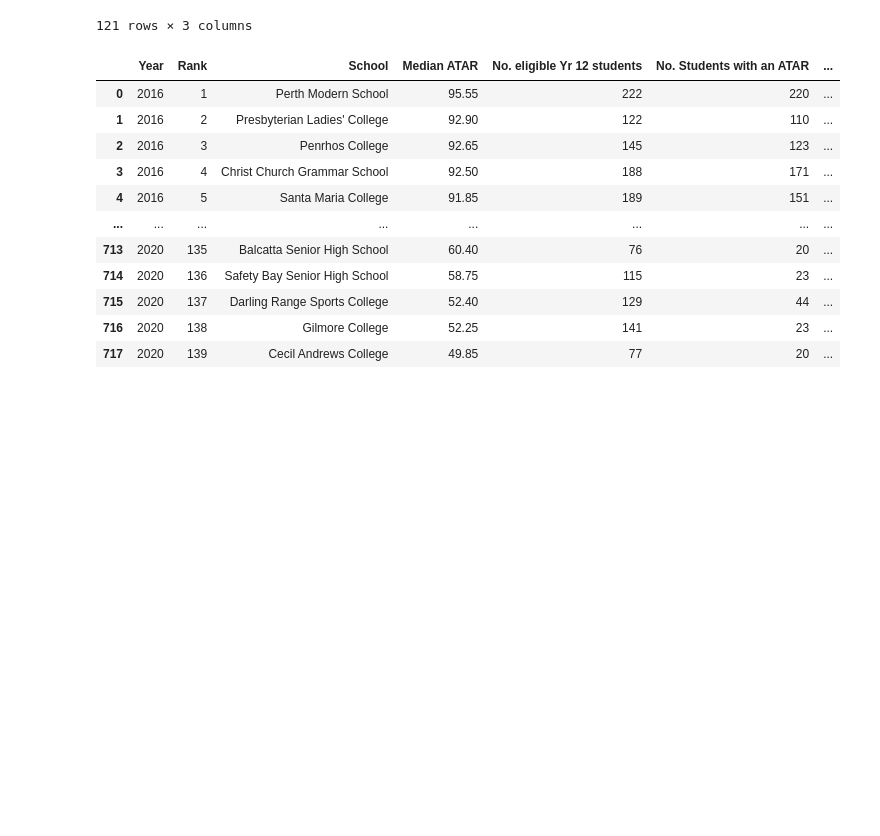
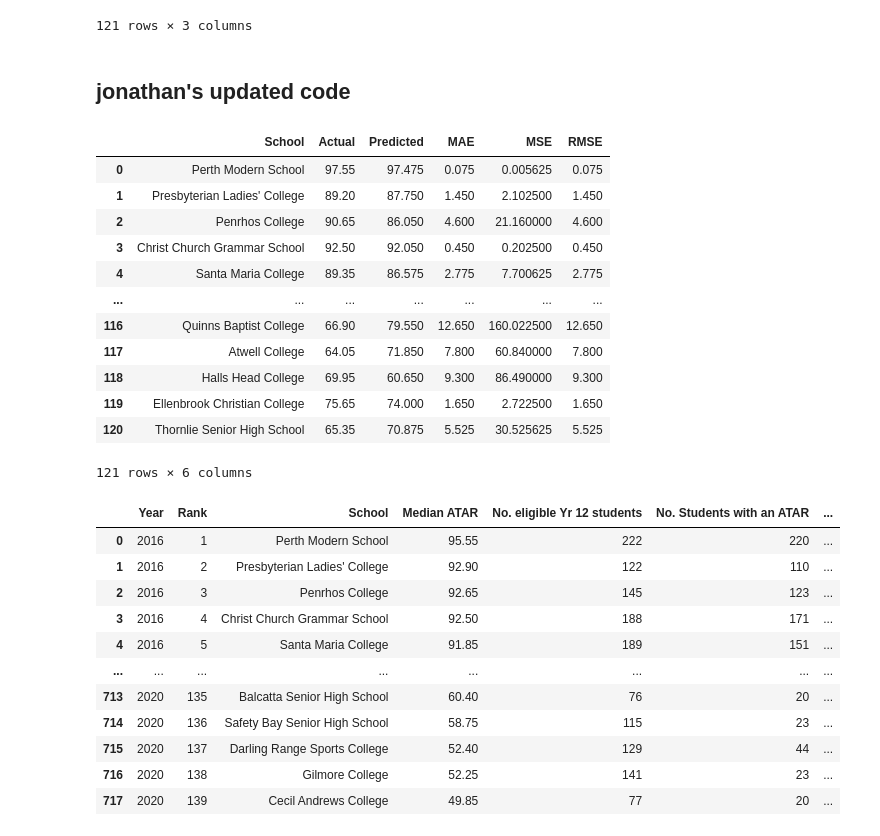
Before and after one commit to Rye-Git/UWA-Project_3, a Jupyter notebook: school_linear_reg_new_copy.ipynb, the cells around one changed output. Drawn from its saved outputs; the diff is of its cells as text; code cells hidden in the pictures; blank space fills up the shorter version.

```diff
--- a/school_linear_reg_new_copy.ipynb
+++ b/school_linear_reg_new_copy.ipynb
@@ -155,6 +155,64 @@ predicted_df
 | 119 | Ellenbrook Christian College | 75.65 | 74.000 |
 | 120 | Thornlie Senior High School | 65.35 | 70.875 |
 121 rows × 3 columns
+# %% [markdown]
+## jonathan's updated code
+# %%
+# for each school
+school_name_array = []
+y_test_array = []
+y_pred_array = []
+mae_array = []
+mse_array = []
+rmse_array = []
+from sklearn import metrics
+for i in df.index :
+    X_train = df['Year_16'][i], df['Year_17'][i], df['Year_18'][i], df['Year_19'][i]
+    X_train = list(X_train)
+    X_train=[[j] for j in X_train]
+    X_train = np.array(X_train)
+    X_test = [df['Year_20'][i]]
+    y_train = (df['ATAR_16'][i], df['ATAR_17'][i], df['ATAR_18'][i], df['ATAR_19'][i])
+    y_train = list(y_train)
+    y_train=[[j] for j in y_train]
+    y_train = np.array(y_train)
+    y_test = (df['ATAR_20'][i])
+    from sklearn.linear_model import LinearRegression
+    regressor = LinearRegression()
+    reg = regressor.fit(X_train, y_train) # train schoool using 16-19.
+    # print(regressor.intercept_)
+    # print(regressor.coef_)
+    X_2020 = np.array(X_test)
+    X_2020 = X_2020.reshape(-1, 1)
+    y_pred = reg.predict(X_2020) # predict 2020
+    # print(y_pred)
+    y_pred = y_pred[0]
+    predict = pd.DataFrame({'Actual': y_test, 'Predicted': y_pred}) # compare 2020 pred vs actual
+    school_name_array.append(df.iloc[i]["School"])
+    y_test_array.append(y_test)
+    y_pred_array.append(y_pred[0])
+    mae_array.append(metrics.mean_absolute_error([y_test], y_pred))
+    mse_array.append(metrics.mean_squared_error([y_test], y_pred))
+    rmse_array.append(np.sqrt(metrics.mean_squared_error([y_test], y_pred)))
+    # print('Mean Absolute Error:', metrics.mean_absolute_error([y_test], y_pred))
+    # print('Mean Squared Error:', metrics.mean_squared_error([y_test], y_pred))
+    # print('Root Mean Squared Error:', np.sqrt(metrics.mean_squared_error([y_test], y_pred)))
+predicted_df = pd.DataFrame({'School': school_name_array, 'Actual': y_test_array, 'Predicted': y_pred_array, 'MAE': mae_array, 'MSE': mse_array, 'RMSE': rmse_array})
+predicted_df
+# %% [output]
+|  | School | Actual | Predicted | MAE | MSE | RMSE |
+| 0 | Perth Modern School | 97.55 | 97.475 | 0.075 | 0.005625 | 0.075 |
+| 1 | Presbyterian Ladies' College | 89.20 | 87.750 | 1.450 | 2.102500 | 1.450 |
+| 2 | Penrhos College | 90.65 | 86.050 | 4.600 | 21.160000 | 4.600 |
+| 3 | Christ Church Grammar School | 92.50 | 92.050 | 0.450 | 0.202500 | 0.450 |
+| 4 | Santa Maria College | 89.35 | 86.575 | 2.775 | 7.700625 | 2.775 |
+| ... | ... | ... | ... | ... | ... | ... |
+| 116 | Quinns Baptist College | 66.90 | 79.550 | 12.650 | 160.022500 | 12.650 |
+| 117 | Atwell College | 64.05 | 71.850 | 7.800 | 60.840000 | 7.800 |
+| 118 | Halls Head College | 69.95 | 60.650 | 9.300 | 86.490000 | 9.300 |
+| 119 | Ellenbrook Christian College | 75.65 | 74.000 | 1.650 | 2.722500 | 1.650 |
+| 120 | Thornlie Senior High School | 65.35 | 70.875 | 5.525 | 30.525625 | 5.525 |
+121 rows × 6 columns
 # %%
 # read the union(ed) table
 df_union = pd.read_csv("../UWA-Project_3/Resources/wa_hs_atar_ratings_full.csv")
```
Also changed, not shown: parts of 2 cells of this notebook.
